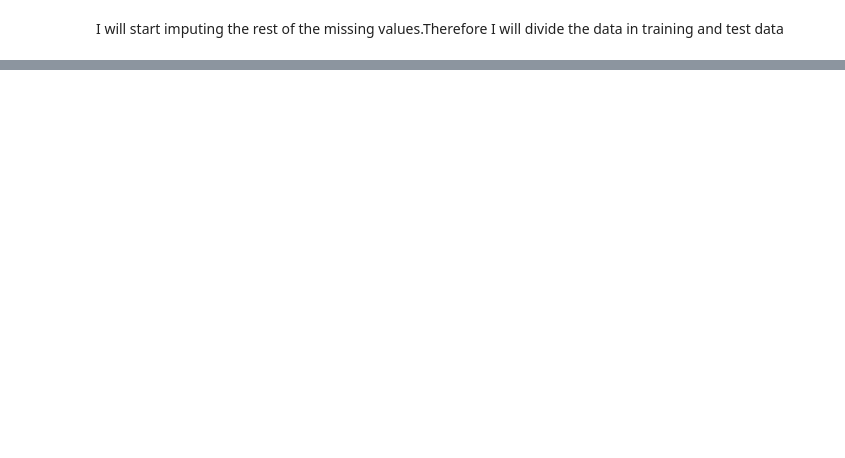
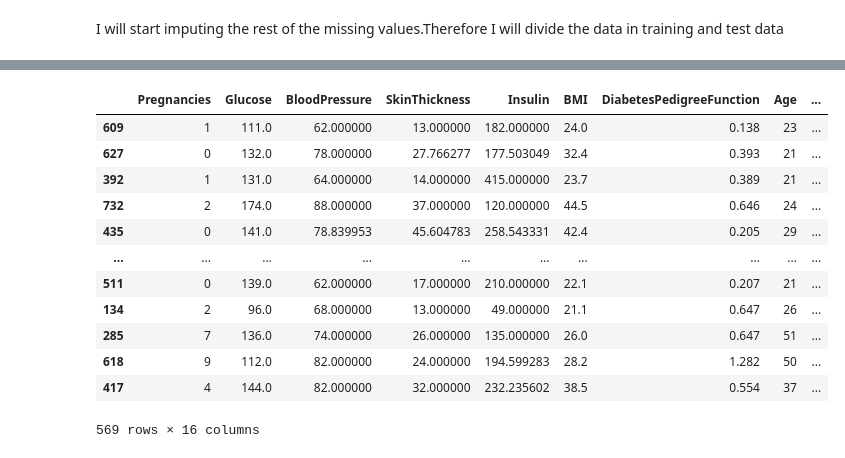
Before and after one commit to SanchezJoseAntonio/Prediction_risk_diabetes, a Jupyter notebook: Prediction_risk_diabetes.ipynb, the cells around one changed output, grey strips where cells are left out. Drawn from its saved outputs; the diff is of its cells as text; code cells hidden in the pictures; blank space fills up the shorter version.

```diff
--- a/Prediction_risk_diabetes.ipynb
+++ b/Prediction_risk_diabetes.ipynb
@@ -129,0 +281,3 @@ for col in na_cols:
+# %%
+na_test  = X_test.isna().sum()
+na_test
@@ -129,0 +315,34 @@ for col in na_cols:
+# %%
+num = 0
+while True:
+  # Stop when all columns have been evaluated
+  if num == len(na_train.index):
+    break
+  col = na_train.index[num]
+  num += 1
+  # When no missing values in test or training data, do not evaluate the column
+  if na_train[col]==0 or na_test[col]==0:
+    continue
+  else:
+    x_train_na = X_train.drop(col, axis = 1)
+    y_train_na = X_train[col]
+    # If there are missing values in training data, separate it into test training and train training data.
+    if na_train[col]!=0:
+      x_test_train_na = x_train_na.loc[x_train_na[col+"_is_nan"]==True]
+      y_test_train_na = y_train_na.loc[y_train_na.isna()]
+      x_train_na = x_train_na.loc[x_train_na[col+"_is_nan"]==False]
+      y_train_na = y_train_na.dropna()
+    # If there are missing values in test data, separate it into target (y) and predictors (x)
+    if na_test[col]!=0:
+      x_test_test_na = X_test.loc[X_test[col].isna()].drop([col], axis = 1)
+      y_test_test_na = X_test.loc[X_test[col].isna()]
+    # Train the model with the training data
+    lgbm = LGBMRegressor(verbosity=-1)
+    lgbm.fit(x_train_na, y_train_na)
+
+    y_pred_train= lgbm.predict(x_test_train_na)
+    y_pred_test= lgbm.predict(x_test_test_na)
+
+    # Fill in the NA values with the predicted ones
+    X_train.loc[x_test_train_na.index,col]=y_pred_train
+    X_test.loc[x_test_test_na.index,col]=y_pred_test
@@ -129,0 +367,16 @@ for col in na_cols:
+# %%
+X_train
+# %% [output]
+|  | Pregnancies | Glucose | BloodPressure | SkinThickness | Insulin | BMI | DiabetesPedigreeFunction | Age | ... |
+| 609 | 1 | 111.0 | 62.000000 | 13.000000 | 182.000000 | 24.0 | 0.138 | 23 | ... |
+| 627 | 0 | 132.0 | 78.000000 | 27.766277 | 177.503049 | 32.4 | 0.393 | 21 | ... |
+| 392 | 1 | 131.0 | 64.000000 | 14.000000 | 415.000000 | 23.7 | 0.389 | 21 | ... |
+| 732 | 2 | 174.0 | 88.000000 | 37.000000 | 120.000000 | 44.5 | 0.646 | 24 | ... |
+| 435 | 0 | 141.0 | 78.839953 | 45.604783 | 258.543331 | 42.4 | 0.205 | 29 | ... |
+| ... | ... | ... | ... | ... | ... | ... | ... | ... | ... |
+| 511 | 0 | 139.0 | 62.000000 | 17.000000 | 210.000000 | 22.1 | 0.207 | 21 | ... |
+| 134 | 2 | 96.0 | 68.000000 | 13.000000 | 49.000000 | 21.1 | 0.647 | 26 | ... |
+| 285 | 7 | 136.0 | 74.000000 | 26.000000 | 135.000000 | 26.0 | 0.647 | 51 | ... |
+| 618 | 9 | 112.0 | 82.000000 | 24.000000 | 194.599283 | 28.2 | 1.282 | 50 | ... |
+| 417 | 4 | 144.0 | 82.000000 | 32.000000 | 232.235602 | 38.5 | 0.554 | 37 | ... |
+569 rows × 16 columns
```
Also changed, not shown: parts of 28 cells of this notebook.
